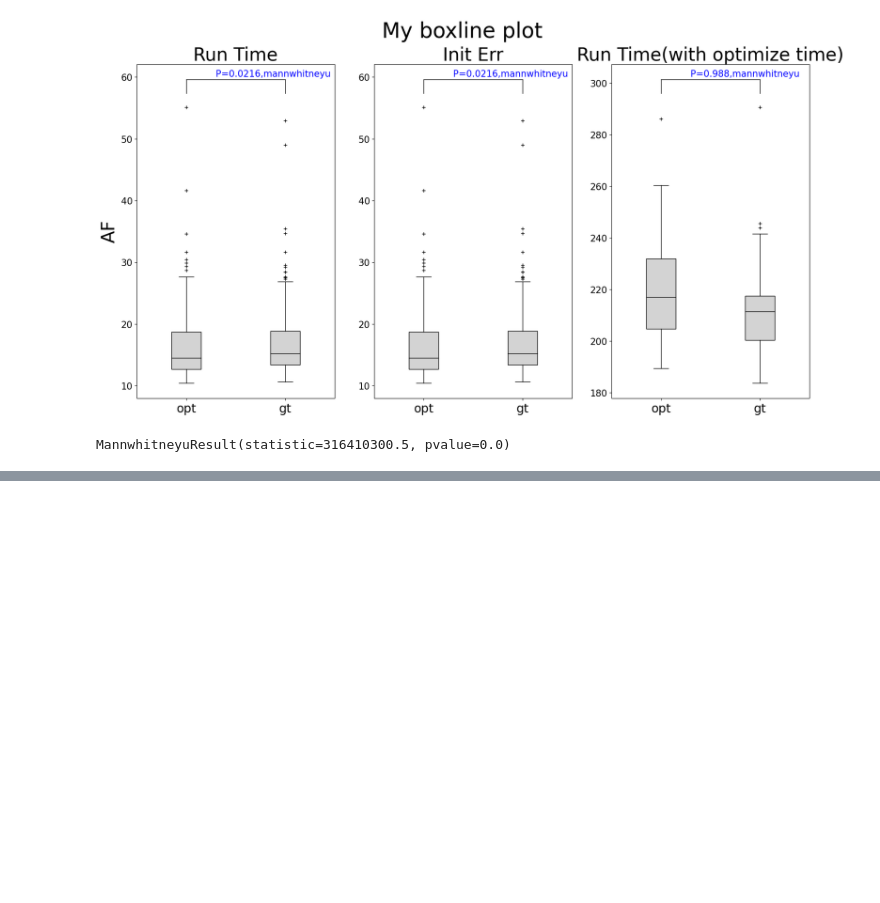
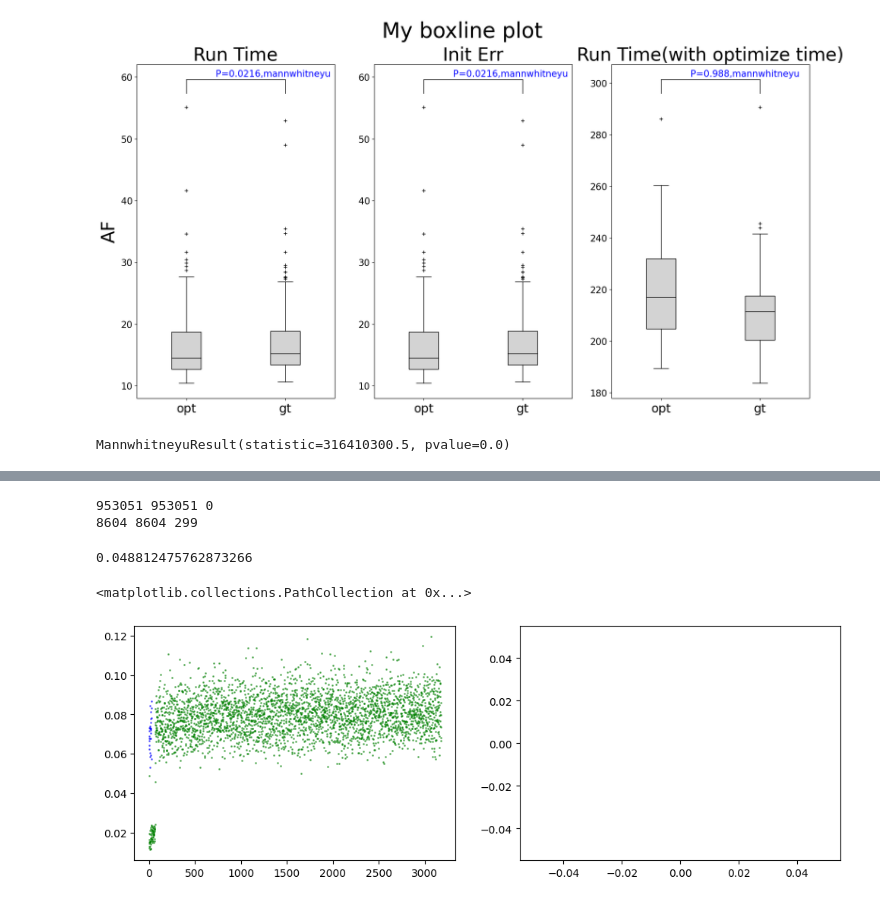
Before and after one commit to Lin-ke/DM-Count, a Jupyter notebook: show.ipynb, the cells around one changed output, grey strips where cells are left out. Saved outputs shown, nothing was run; the diff lists cells and outputs as text; code cells hidden in the pictures; blank space fills up the shorter version.

```diff
--- a/show.ipynb
+++ b/show.ipynb
@@ -241,0 +261,74 @@ ax[1].scatter(range(len(beforestart)),beforestart,s=1,c="g",alpha = 0.5)
+# %%
+import numpy as np
+import matplotlib.pyplot as plt
+import re
+init = []
+beforestart = []
+beforestart2 = []
+endtime = []
+endtime2 = []
+init2 = []
+with open("/home/home/weiyupeng/home/DM-Count/ckpts/input-512_wot-0.1_wtv-0.01_reg-10.0_nIter-100_normCood-0/train-0704-003801.log") as f:
+    line = f.readline()
+    while "-----Epoch 0/1000-----" not in line:
+        line = f.readline()
+    # while "start" not in line:
+    #     line = f.readline()
+    #     if "Epoch " in line or "errors" in line or "start" in line or "mae" in line or line == '':
+    #         continue
+    #     beforestart.append(float(line.split(" - ")[-1].strip()))
+    #     line = f.readline()
+    #     endtime.append(float(line.split(" - ")[-1].strip()))
+    while "errors" not in line and line:
+        line = f.readline()
+        if "Epoch " in line or "errors" in line or  "mae" in line or "stop" in line or line == '' or "nan" in line:
+            continue
+        init.append(float(line.split(" - ")[-1].strip()))
+        line = f.readline()
+        endtime.append(float(line.split(" - ")[-1].strip()))
+f = np.array
+init = f(beforestart+init); noinit = f(endtime);   beforestart = f(beforestart)
+print(len(init),len(noinit),len(beforestart))
+with open("/home/home/weiyupeng/home/DM-Count/ckpts/input-512_wot-0.1_wtv-0.01_reg-10.0_nIter-100_normCood-0/train-0707-085959.log") as f:
+    line = f.readline()
+    while "-----Epoch 0/1000-----" not in line:
+        line = f.readline()
+    while "start" not in line:
+        line = f.readline()
+        if "Epoch " in line or "errors" in line or "start" in line or "mae" in line or line == '':
+            continue
+        beforestart2.append(float(line.split(" - ")[-1].strip()))
+        line = f.readline()
+        endtime2.append(float(line.split(" - ")[-1].strip()))
+    while "errors" not in line and line:
+        line = f.readline()
+        if "Epoch " in line or "errors" in line or  "mae" in line or line == '' or "nan" in line:
+            continue
+        init2.append(float(line.split(" - ")[-1].strip()))
+        line = f.readline()
+        endtime2.append(float(line.split(" - ")[-1].strip()))
+f = np.array
+init2 = f(beforestart2+init2); noinit2 = f(endtime2);   beforestart2 = f(beforestart2)
+print(len(init2),len(noinit2),len(beforestart2))
+# %% [output]
+953051 953051 0
+8604 8604 299
+# %%
+intval = 300
+def avg(original_array):
+    new_array = []
+    for i in range(0,len(original_array),intval):
+            if i+intval > len(original_array):
+                  break;
+            avg = sum(original_array[i:i+intval])/intval
+            new_array.append(avg)
+    return np.array(new_array)
+f, ax=  plt.subplots(1, 2, sharey=False, sharex=False, figsize=(12, 4))
+print(avg(init)[0])
+ax[0].scatter(range(len(avg(init))),avg(init),s=1,c="g",alpha = 0.5)
+ax[0].scatter(range(len(avg(init2))),avg(init2),s=1,c="b",alpha = 0.5)
+ax[1].scatter(range(len(beforestart)),beforestart,s=1,c="g",alpha = 0.5)
+# %% [output]
+0.048812475762873266
+<matplotlib.collections.PathCollection at 0x...>
+[figure, added]
```
Also changed, not shown: parts of 5 cells of this notebook, 8 other files.
